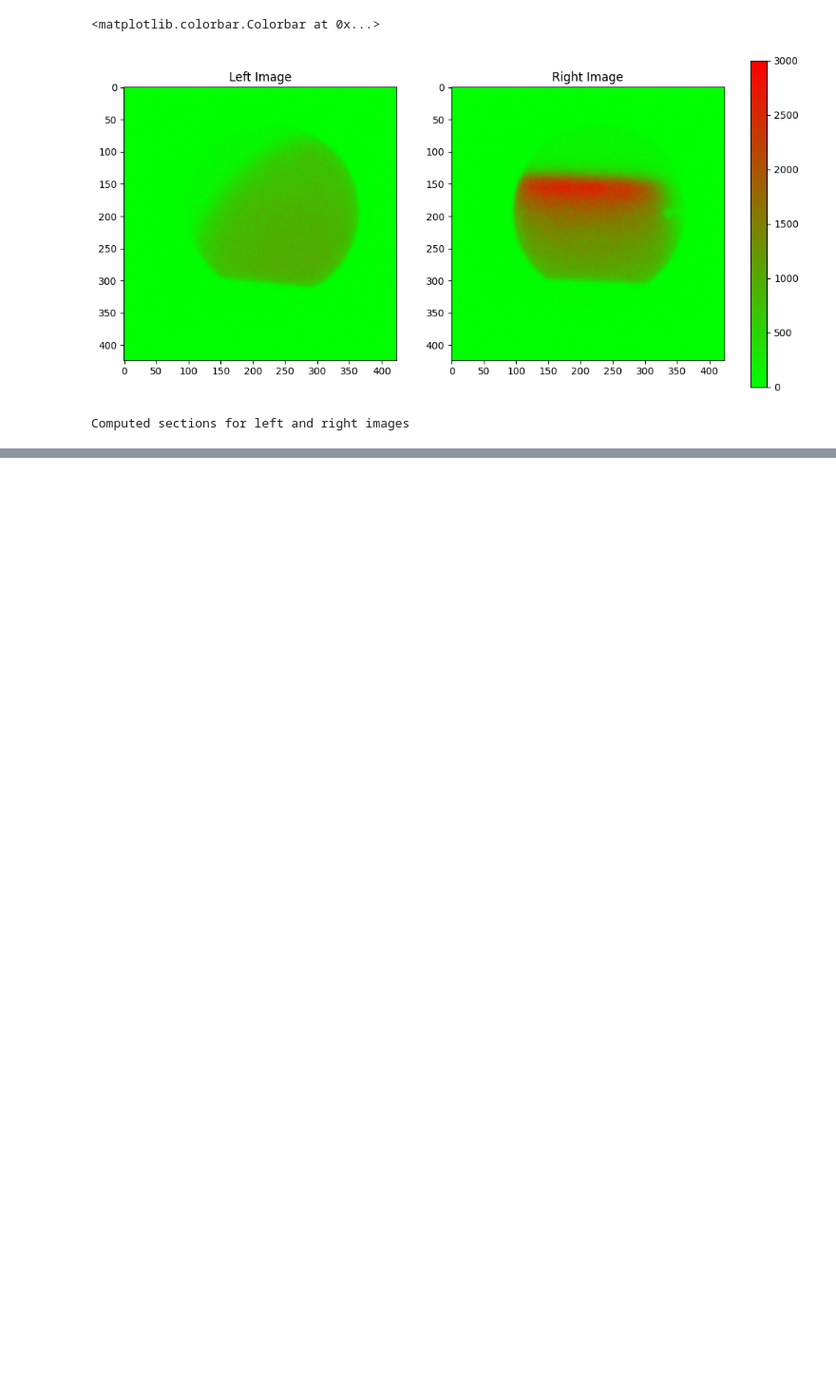
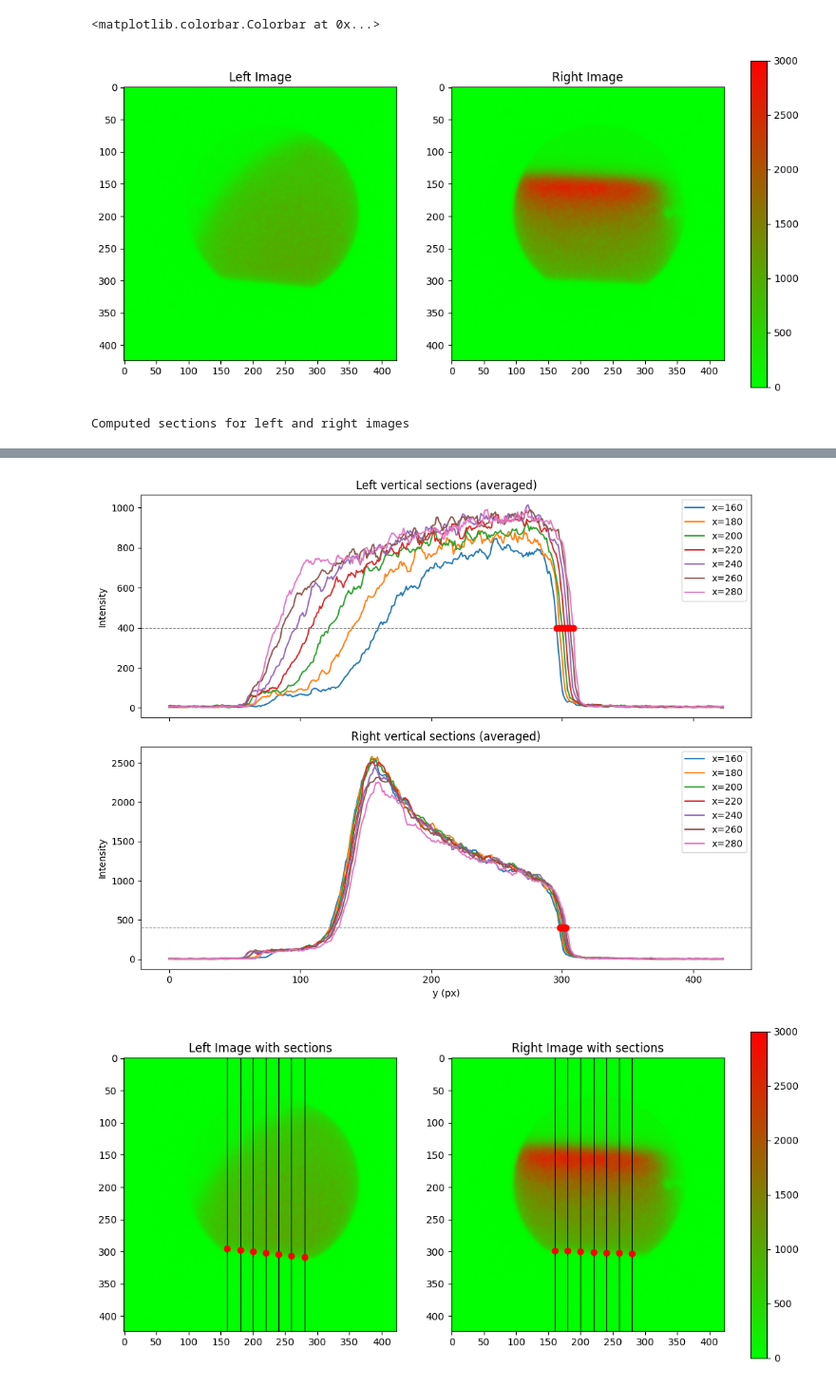
Before and after one commit to grzanka/osl_mb_foils, a Jupyter notebook: notebooks/playground/2025_10_09/0.2-lg-mb-foils-match.ipynb, the cells around one changed output, grey strips where cells are left out. Shown at 95% size. Cells and saved outputs as stored; diff of their text form; code cells hidden in the pictures; blank space fills up the shorter version.

```diff
--- a/notebooks/playground/2025_10_09/0.2-lg-mb-foils-match.ipynb
+++ b/notebooks/playground/2025_10_09/0.2-lg-mb-foils-match.ipynb
@@ -116,8 +123,8 @@ def compute_vertical_sections(img: np.ndarray, xs: List[int], stripe_width: int
 
 
 # Quick compute results for both images to make results available
-left_sections = compute_vertical_sections(left_image, xs=[160,180,200,220,240,260], stripe_width=5, threshold=400, search_from_bottom=True)
-right_sections = compute_vertical_sections(right_image, xs=[160,180,200,220,240,260], stripe_width=5, threshold=400, search_from_bottom=True)
+left_sections = compute_vertical_sections(left_image, xs=[160,180,200,220,240,260,280], stripe_width=10, threshold=400, search_from_bottom=True)
+right_sections = compute_vertical_sections(right_image, xs=[160,180,200,220,240,260,280], stripe_width=10, threshold=400, search_from_bottom=True)
 
 print('Computed sections for left and right images')
 # %% [output]
@@ -281,0 +132,66 @@ Right x=260: interpolated val=393.66, threshold=400
+# %%
+# Plotting functions that take ImageSections and draw plots
+
+def plot_sections_profiles(left_sections: ImageSections, right_sections: ImageSections, threshold: float = 400.0):
+    import matplotlib.pyplot as plt
+    import numpy as np
+
+    # assume both have same xs
+    xs = [s.x for s in left_sections.sections]
+    h = left_sections.sections[0].profile.size
+
+    fig, axs = plt.subplots(2, 1, figsize=(10, 8), sharex=True)
+    for i, x in enumerate(xs):
+        prof_l = left_sections.sections[i].profile
+        prof_r = right_sections.sections[i].profile
+        axs[0].plot(np.arange(h), prof_l, label=f'x={x}')
+        axs[1].plot(np.arange(h), prof_r, label=f'x={x}')
+        cl = left_sections.sections[i].crossing_y
+        cr = right_sections.sections[i].crossing_y
+        if cl is not None:
+            axs[0].scatter(cl, threshold, s=40, color='red', zorder=5)
+        if cr is not None:
+            axs[1].scatter(cr, threshold, s=40, color='red', zorder=5)
+
+    axs[0].axhline(threshold, color='gray', linestyle='--', linewidth=0.8)
+    axs[1].axhline(threshold, color='gray', linestyle='--', linewidth=0.8)
+    axs[0].set_title('Left vertical sections (averaged)')
+    axs[0].set_ylabel('Intensity')
+    axs[0].legend()
+    axs[1].set_title('Right vertical sections (averaged)')
+    axs[1].set_ylabel('Intensity')
+    axs[1].set_xlabel('y (px)')
+    axs[1].legend()
+    plt.tight_layout()
+    plt.show()
+
+
+def overlay_sections_on_images(left_img, right_img, left_sections: ImageSections, right_sections: ImageSections):
+    import matplotlib.pyplot as plt
+
+    h, w = left_img.shape
+    fig, ax = plt.subplots(1, 2, figsize=(12, 6))
+    im0 = ax[0].imshow(left_img, cmap=custom_cmap, vmax=3000)
+    ax[0].set_title('Left Image with sections')
+    im1 = ax[1].imshow(right_img, cmap=custom_cmap, vmax=3000)
+    ax[1].set_title('Right Image with sections')
+
+    xs = [s.x for s in left_sections.sections]
+    for s in left_sections.sections:
+        ax[0].plot([s.x, s.x], [0, h-1], color='black', linewidth=0.8)
+        if s.crossing_y is not None:
+            ax[0].plot(s.x, s.crossing_y, 'ro', markersize=6)
+    for s in right_sections.sections:
+        ax[1].plot([s.x, s.x], [0, h-1], color='black', linewidth=0.8)
+        if s.crossing_y is not None:
+            ax[1].plot(s.x, s.crossing_y, 'ro', markersize=6)
+
+    plt.colorbar(im1, ax=ax, fraction=0.046, pad=0.04)
+    plt.show()
+
+# Example usage with computed left_sections and right_sections
+plot_sections_profiles(left_sections, right_sections, threshold=400)
+overlay_sections_on_images(left_image, right_image, left_sections, right_sections)
+# %% [output]
+[figure, added]
+[figure, added]
```
Also changed, not shown: parts of 8 cells of this notebook.
